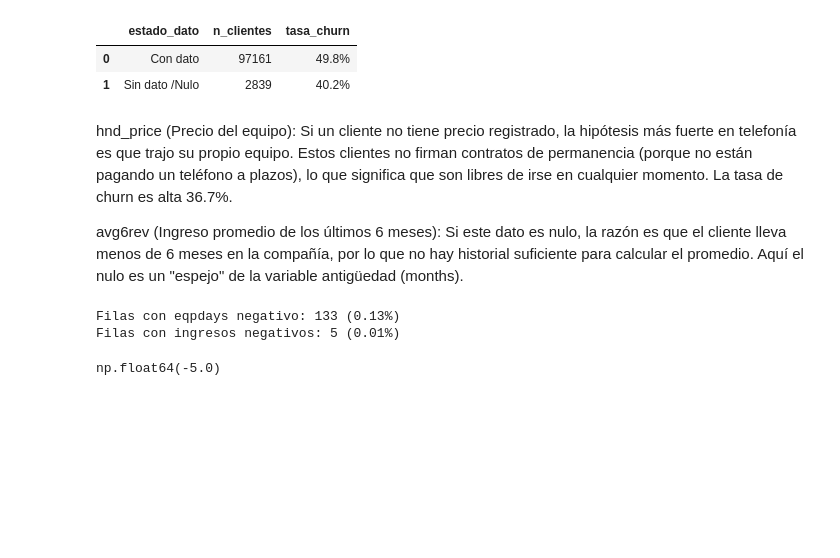
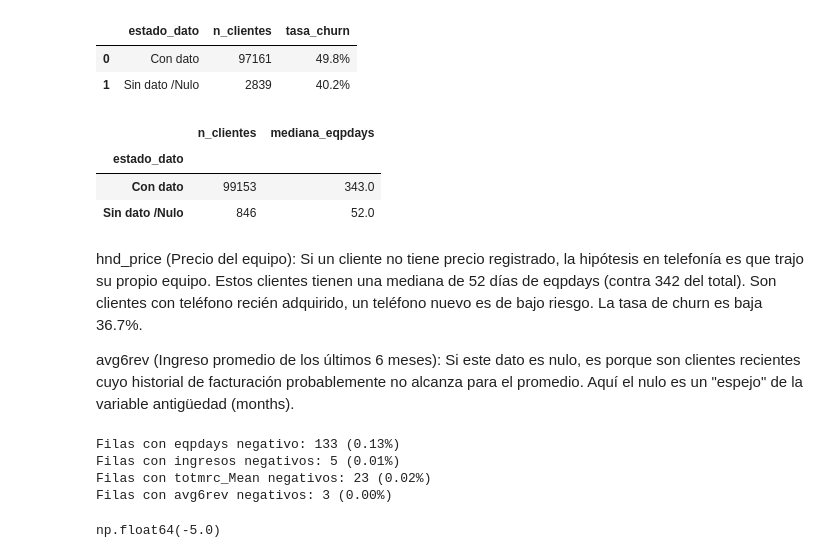
Before and after one commit to DpalaciosR20/churn-sdg, a Jupyter notebook: notebooks/02_eda.ipynb, the cells around one changed output. Drawn from its saved outputs; the diff is of its cells as text; code cells hidden in the pictures; blank space fills up the shorter version.

```diff
--- a/notebooks/02_eda.ipynb
+++ b/notebooks/02_eda.ipynb
@@ -461,20 +465,37 @@ comparar_nulos(df, 'avg6rev')
 |  | estado_dato | n_clientes | tasa_churn |
 | 0 | Con dato | 97161 | 49.8% |
 | 1 | Sin dato /Nulo | 2839 | 40.2% |
+# %%
+es_nulo = df['hnd_price'].isna().replace({True: 'Sin dato /Nulo', False: 'Con dato'})
+df.groupby(es_nulo.rename("estado_dato"))['eqpdays'].agg(
+    n_clientes='count',
+    mediana_eqpdays='median'
+)
+# %% [output]
+|  | n_clientes | mediana_eqpdays |
+| estado_dato |  |  |
+| Con dato | 99153 | 343.0 |
+| Sin dato /Nulo | 846 | 52.0 |
 # %% [markdown]
-hnd_price (Precio del equipo): Si un cliente no tiene precio registrado, la hipótesis más fuerte en telefonía es que trajo su propio equipo. Estos clientes no firman contratos de permanencia (porque no están pagando un teléfono a plazos), lo que significa que son libres de irse en cualquier momento. La tasa de churn es alta 36.7%.
+hnd_price (Precio del equipo): Si un cliente no tiene precio registrado, la hipótesis en telefonía es que trajo su propio equipo. Estos clientes tienen una mediana de 52 días de eqpdays (contra 342 del total). Son clientes con teléfono recién adquirido, un teléfono nuevo es de bajo riesgo. La tasa de churn es baja 36.7%.
 
-avg6rev (Ingreso promedio de los últimos 6 meses): Si este dato es nulo, la razón es que el cliente lleva menos de 6 meses en la compañía, por lo que no hay historial suficiente para calcular el promedio. Aquí el nulo es un "espejo" de la variable antigüedad (months).
+avg6rev (Ingreso promedio de los últimos 6 meses): Si este dato es nulo, es porque son clientes recientes cuyo historial de facturación probablemente no alcanza para el promedio. Aquí el nulo es un "espejo" de la variable antigüedad (months).
 # %%
 # Contar cuántos valores negativos hay
 negativos_eqp = (df['eqpdays'] < 0).sum()
 negativos_rev = (df['rev_Mean'] < 0).sum()
+negativos_totmrc_Mean = (df['totmrc_Mean'] < 0).sum()
+negativos_avg6rev = (df['avg6rev'] < 0).sum()
 
 print(f"Filas con eqpdays negativo: {negativos_eqp} ({(negativos_eqp/len(df)):.2%})")
 print(f"Filas con ingresos negativos: {negativos_rev} ({(negativos_rev/len(df)):.2%})")
+print(f"Filas con totmrc_Mean negativos: {negativos_totmrc_Mean} ({(negativos_totmrc_Mean/len(df)):.2%})")
+print(f"Filas con avg6rev negativos: {negativos_avg6rev} ({(negativos_avg6rev/len(df)):.2%})")
 # %% [output]
 Filas con eqpdays negativo: 133 (0.13%)
 Filas con ingresos negativos: 5 (0.01%)
+Filas con totmrc_Mean negativos: 23 (0.02%)
+Filas con avg6rev negativos: 3 (0.00%)
 # %%
 df[df['eqpdays'] < 0]['eqpdays'].min()
 # %% [output]
```
Also changed, not shown: parts of 16 cells of this notebook, 1 other file.
